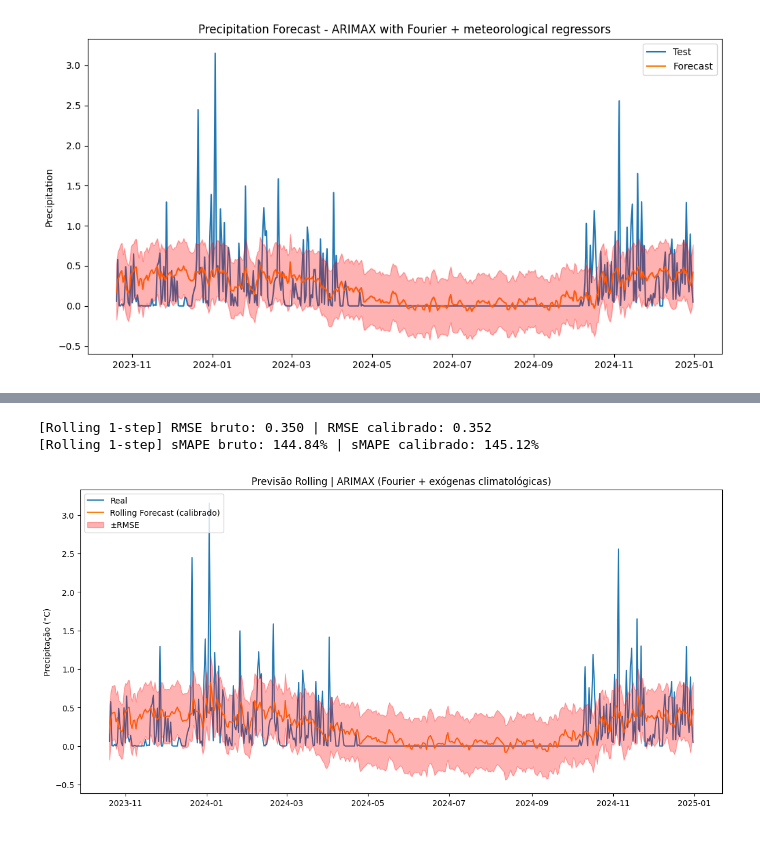
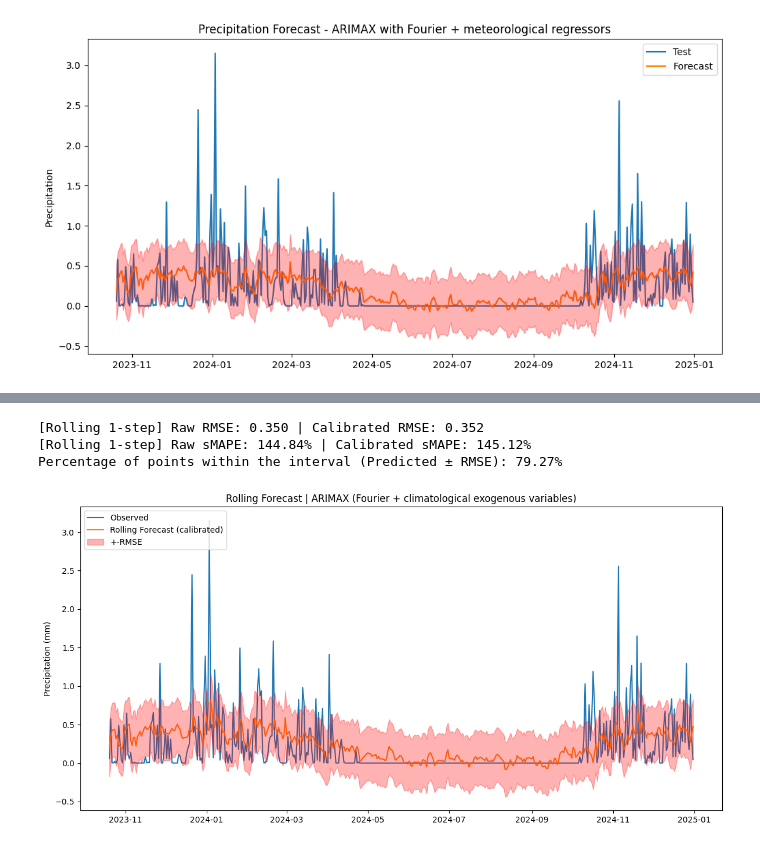
Before and after one commit to juliababa/TCC, a Jupyter notebook: src/forecast_other_variables_precipitacao.ipynb, the cells around one changed output, grey strips where cells are left out. Saved outputs shown, nothing was run; the diff lists cells and outputs as text; code cells hidden in the pictures.

```diff
--- a/src/forecast_other_variables_precipitacao.ipynb
+++ b/src/forecast_other_variables_precipitacao.ipynb
@@ -1174,7 +1170,7 @@ for i in range(n_test):
         actuals.append(full_values[end_idx])
 
 # Calcular RMSE
-rmse = mean_squared_error(actuals, forecast_rolling, squared=False)
+rmse = mean_squared_error(actuals, forecast_rolling) ** 0.5
 print(f"Rolling 1-day RMSE: {rmse:.3f}")
 
 # Plotar resultados
@@ -1394,8 +1391,8 @@ def arimax_fourier_rolling_one_step(
     preds_cal = pd.Series(preds_cal, index=df_test.index, name="forecast_calibrated")
     actuals   = pd.Series(actuals,   index=df_test.index, name="actual")
 
-    rmse_raw = mean_squared_error(actuals, preds_raw, squared=False)
-    rmse_cal = mean_squared_error(actuals, preds_cal, squared=False)
+    rmse_raw = mean_squared_error(actuals, preds_raw) ** 0.5
+    rmse_cal = mean_squared_error(actuals, preds_cal) ** 0.5
     smape_raw = smape(actuals, preds_raw)
     smape_cal = smape(actuals, preds_cal)
 
@@ -1419,36 +1416,37 @@ def arimax_fourier_rolling_one_step(
                      preds_cal.values + rmse_cal,
                      alpha=0.30, color='red', zorder=20, label='+-RMSE')
     plt.ylabel('Precipitation (mm)')
     plt.legend(loc='upper left')
     plt.title('Rolling Forecast | ARIMAX (Fourier + climatological exogenous variables)')
     plt.tight_layout()
     plt.show()
 
     return preds_cal
 
 forecast_parameter = 'PRECIPITAÇÃO TOTAL, HORÁRIO (mm)'
 
 rolling_forecast = arimax_fourier_rolling_one_step(
     df_training=df_training,
     df_test=df_test,
     forecast_parameter=forecast_parameter,
     order=(3,0,1),
     trend='ct',
     seasonality=365,
     num_fourier_terms=4,
     exog_vars=(
         "VENTO, DIREÇÃO HORARIA (gr) (° (gr))",
         "TEMPERATURA DO PONTO DE ORVALHO (°C)",
         "UMIDADE RELATIVA DO AR, HORARIA (%)"
     ),
     calib_days=60,
     use_linear_calibration=False,
     refit_every=1
 )
 # %% [output]
-[Rolling 1-step] RMSE bruto: 0.350 | RMSE calibrado: 0.352
-[Rolling 1-step] sMAPE bruto: 144.84% | sMAPE calibrado: 145.12%
+[Rolling 1-step] Raw RMSE: 0.350 | Calibrated RMSE: 0.352
+[Rolling 1-step] Raw sMAPE: 144.84% | Calibrated sMAPE: 145.12%
+Percentage of points within the interval (Predicted ± RMSE): 79.27%
-[figure, old version]
+[figure, new version]
 # %%
 # Gráfico de dispersão para previsão rolling com exógenas
 fig, ax = plt.subplots(figsize=(6,5))
```
Also changed, not shown: parts of 6 cells of this notebook, 19 other files.
